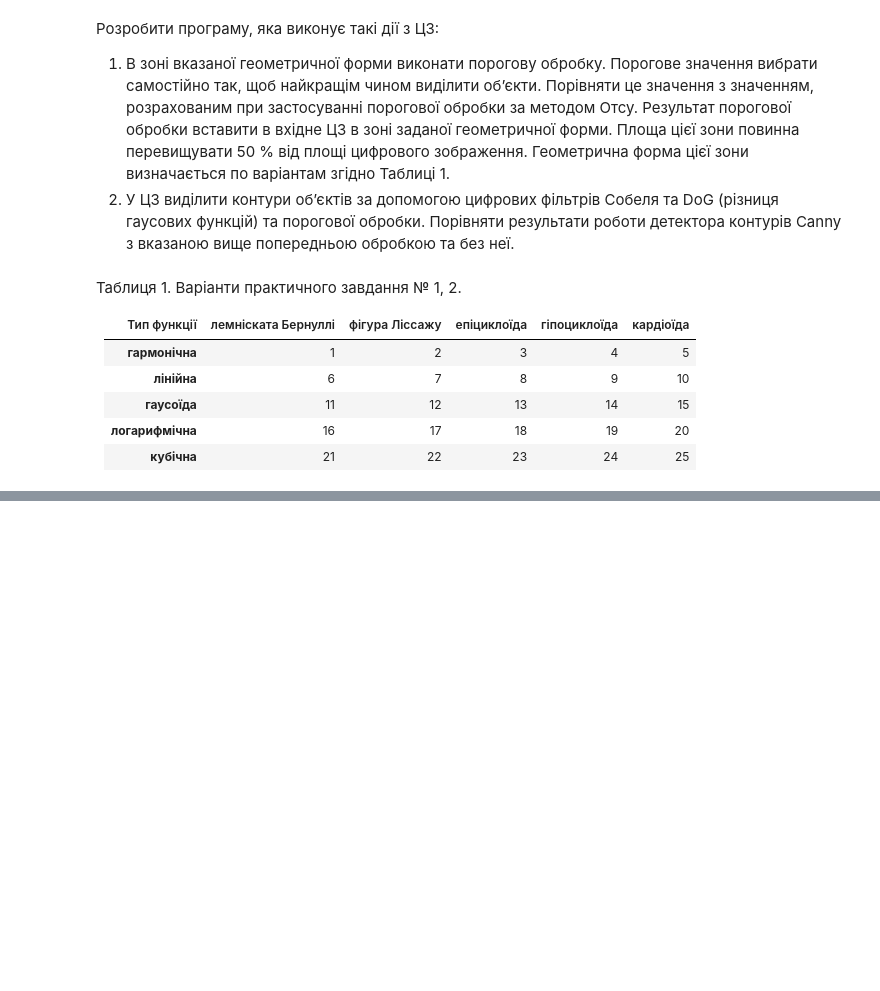
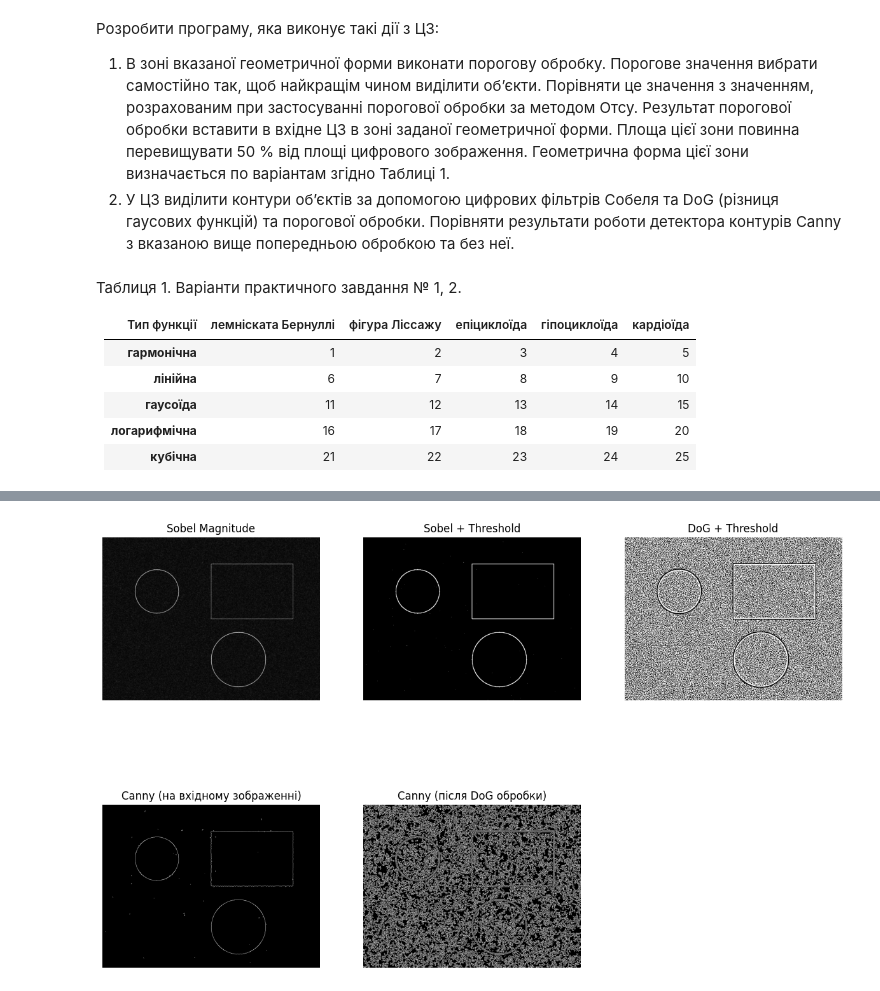
Before and after one commit to Bogd-an/2025_cv, a Jupyter notebook: pw/pw2.ipynb, the cells around one changed output, grey strips where cells are left out. Saved outputs shown, nothing was run; the diff lists cells and outputs as text; code cells hidden in the pictures; blank space fills up the shorter version.

```diff
--- a/pw/pw2.ipynb
+++ b/pw/pw2.ipynb
@@ -41,0 +150,69 @@
+# %%
+# 3. Завдання 2: Виділення контурів (Sobel, DoG, Canny)
+# === A. Фільтр Собеля ===
+# Обчислюємо градієнти по X та Y
+sobelx = cv2.Sobel(gray_image, cv2.CV_64F, 1, 0, ksize=3)
+sobely = cv2.Sobel(gray_image, cv2.CV_64F, 0, 1, ksize=3)
+
+# Обчислюємо магнітуду градієнта
+sobel_magnitude = np.sqrt(sobelx**2 + sobely**2)
+# Нормалізація до 0-255
+sobel_magnitude = cv2.normalize(
+    sobel_magnitude, None, 0, 255, cv2.NORM_MINMAX, dtype=cv2.CV_8U)
+
+# Порогова обробка результату Собеля для отримання чітких ліній
+_, sobel_thresh = cv2.threshold(sobel_magnitude, 50, 255, cv2.THRESH_BINARY)
+
+
+# === B. Difference of Gaussians (DoG) ===
+# DoG працює як смуговий фільтр, віднімаючи одне розмите зображення від іншого
+g1 = cv2.GaussianBlur(gray_image, (3, 3), 0)
+g2 = cv2.GaussianBlur(gray_image, (9, 9), 0)
+dog = g1.astype(np.float32) - g2.astype(np.float32)
+
+# Нормалізація та поріг
+dog_norm = cv2.normalize(dog, None, 0, 255, cv2.NORM_MINMAX, dtype=cv2.CV_8U)
+# Інвертуємо (або підбираємо поріг), щоб отримати контури
+_, dog_thresh = cv2.threshold(dog_norm, 127, 255, cv2.THRESH_BINARY)
+
+
+# === C. Детектор Canny (Порівняння) ===
+
+# 1. Canny на "сирому" (вхідному) зображенні
+canny_raw = cv2.Canny(gray_image, 100, 200)
+
+# 2. Canny з попередньою обробкою (наприклад, після розмиття/фільтрації DoG)
+# Використаємо результат DoG як вхід для Canny (це підсилює краї)
+canny_preprocessed = cv2.Canny(dog_norm, 50, 150)
+
+# === Відображення результатів ===
+plt.figure(figsize=(15, 10))
+
+plt.subplot(2, 3, 1)
+plt.imshow(sobel_magnitude, cmap='gray')
+plt.title("Sobel Magnitude")
+plt.axis('off')
+
+plt.subplot(2, 3, 2)
+plt.imshow(sobel_thresh, cmap='gray')
+plt.title("Sobel + Threshold")
+plt.axis('off')
+
+plt.subplot(2, 3, 3)
+plt.imshow(dog_thresh, cmap='gray')
+plt.title("DoG + Threshold")
+plt.axis('off')
+
+plt.subplot(2, 3, 4)
+plt.imshow(canny_raw, cmap='gray')
+plt.title("Canny (на вхідному зображенні)")
+plt.axis('off')
+
+plt.subplot(2, 3, 5)
+plt.imshow(canny_preprocessed, cmap='gray')
+plt.title("Canny (після DoG обробки)")
+plt.axis('off')
+
+plt.show()
+# %% [output]
+[figure, added]
```
Also changed, not shown: parts of 4 cells of this notebook, 1 other file.
